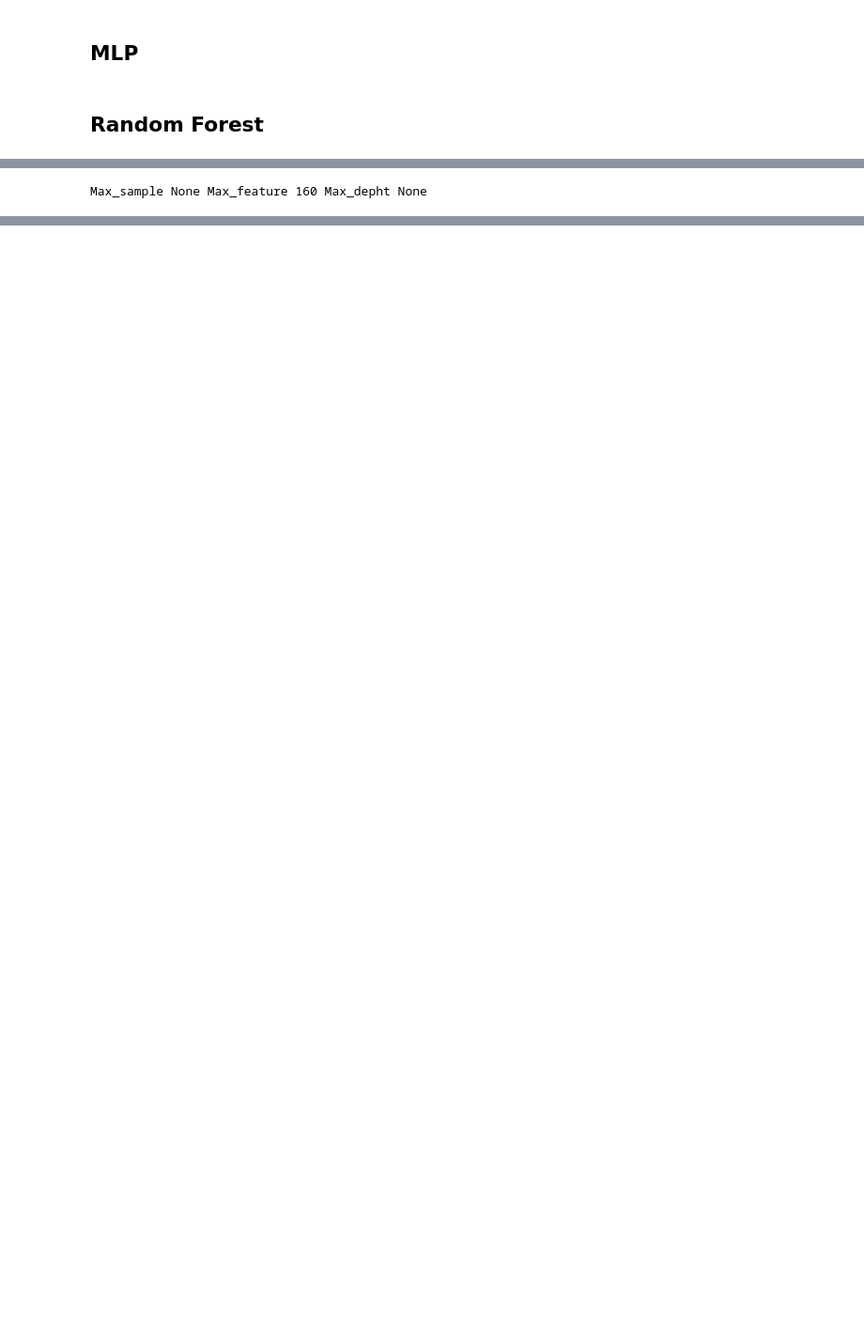
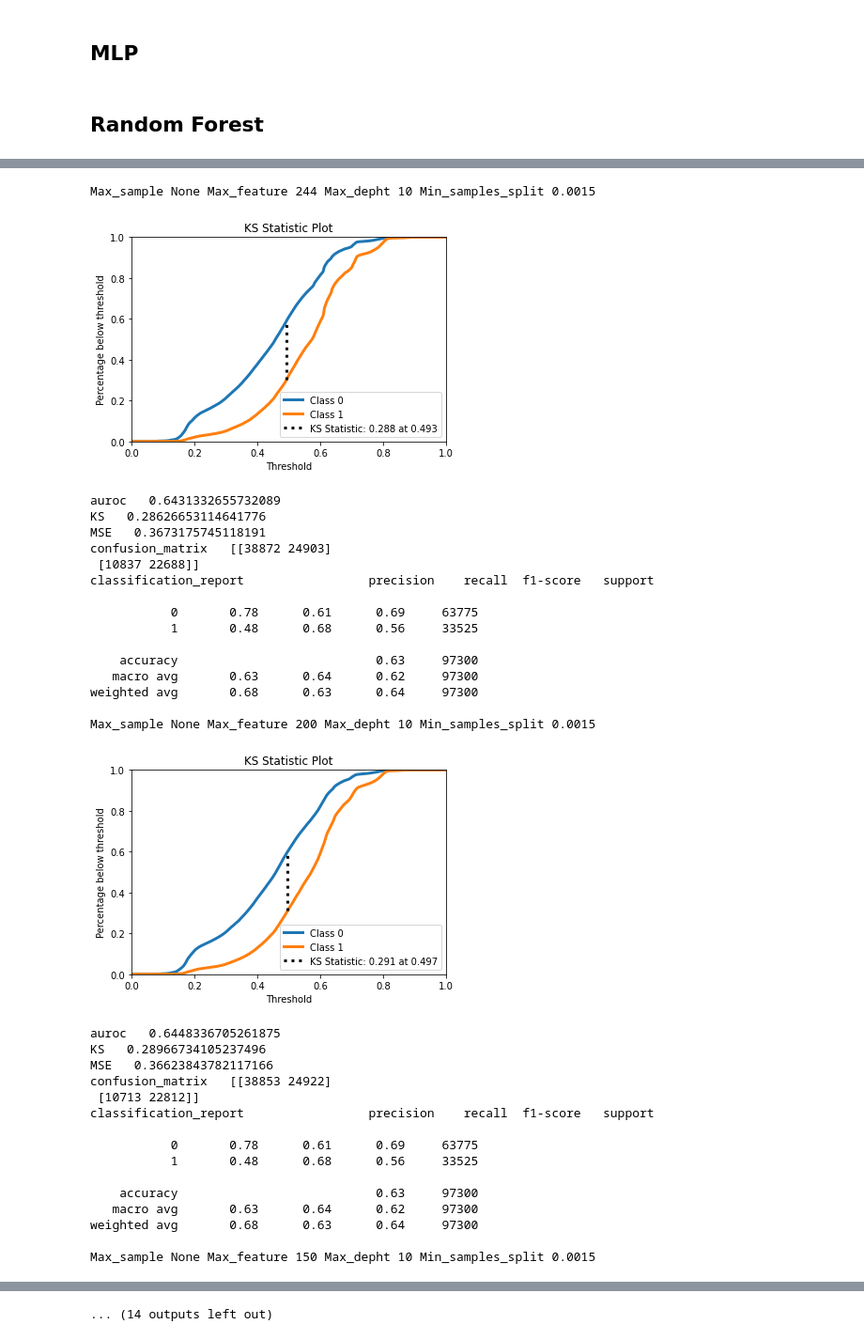
Before and after one commit to pietromasur/credit-risk-analysis, a Jupyter notebook: credit-risk-analysis.ipynb, the cells around one changed output, grey strips where cells are left out. Shown: that part at 94% size. Cells and saved outputs as stored; diff of their text form; code cells hidden in the pictures; blank space fills up the shorter version.

Commit message:
[ADDED] Random Forest experiments

```diff
--- a/credit-risk-analysis.ipynb
+++ b/credit-risk-analysis.ipynb
@@ -188,24 +210,56 @@ def get_metrics(y, yhat, y_proba=None):
 # %%
 # Set of hyper-parameters for grid search
 
-max_samples = [None, 0.5]
-max_features =  [160,36,7]
-max_depths = [None, 20, 5]
+max_samples = [None, 0.75, 0.6]
+# Sqrt of columns_number
+max_features =  [244, 200, 150,120,90,70]
+max_depths = [10]
+min_samples_splits = [0.0015]
 RF_test_results = []
 # %%
 #Experiments via grid_search
 for max_sample in max_samples:
   for max_feature in max_features:
     for max_depth in max_depths:
-      print("Max_sample " + str(max_sample) + " Max_feature " + str(max_feature) + " Max_depht " + str(max_depth))
-      RF_model = RandomForestClassifier(max_depth = max_depth, max_samples = max_sample, max_features = max_feature)
-      RF_model.fit(train_x, train_Y)
-      yhat = RF_model.predict(test_x)
-      y_proba = RF_model.predict_proba(test_x)
-      result = get_metrics(test_Y, yhat, y_proba)
-      RF_test_results.append(("Max_sample " + str(max_sample) +
-                        "\nMax_feature " + str(max_feature) +
-                        "\nMax_depht " + str(max_depth)
-                        , result['c_report']))
+      for min_samples_split in min_samples_splits:
+        print("Max_sample " + str(max_sample) + " Max_feature " + str(max_feature) + " Max_depht " + str(max_depth) +" Min_samples_split " + str(min_samples_split))
+        RF_model = RandomForestClassifier(max_depth = max_depth, max_samples = max_sample, max_features = max_feature, min_samples_split = min_samples_split)
+        RF_model.fit(train_x, train_Y)
+        yhat = RF_model.predict(test_x)
+        y_proba = RF_model.predict_proba(test_x)
+        result = get_metrics(test_Y, yhat, y_proba)
+        RF_test_results.append(({"max_sample" : max_sample,"max_feature":max_feature}, result))
 # %% [output]
-Max_sample None Max_feature 160 Max_depht None
+Max_sample None Max_feature 244 Max_depht 10 Min_samples_split 0.0015
+[figure, added]
+auroc   0.6431332655732089
+KS   0.28626653114641776
+MSE   0.3673175745118191
+confusion_matrix   [[38872 24903]
+ [10837 22688]]
+classification_report                 precision    recall  f1-score   support
+
+           0       0.78      0.61      0.69     63775
+           1       0.48      0.68      0.56     33525
+
+    accuracy                           0.63     97300
+   macro avg       0.63      0.64      0.62     97300
+weighted avg       0.68      0.63      0.64     97300
+
+Max_sample None Max_feature 200 Max_depht 10 Min_samples_split 0.0015
+[figure, added]
+auroc   0.6448336705261875
+KS   0.28966734105237496
+MSE   0.36623843782117166
+confusion_matrix   [[38853 24922]
+ [10713 22812]]
+classification_report                 precision    recall  f1-score   support
+
+           0       0.78      0.61      0.69     63775
+           1       0.48      0.68      0.56     33525
+
+    accuracy                           0.63     97300
+   macro avg       0.63      0.64      0.62     97300
+weighted avg       0.68      0.63      0.64     97300
+
+Max_sample None Max_feature 150 Max_depht 10 Min_samples_split 0.0015
@@ -211,0 +315 @@ Max_sample None Max_feature 160 Max_depht None
+... (14 outputs left out)
```
Also changed, not shown: parts of 11 cells of this notebook.
